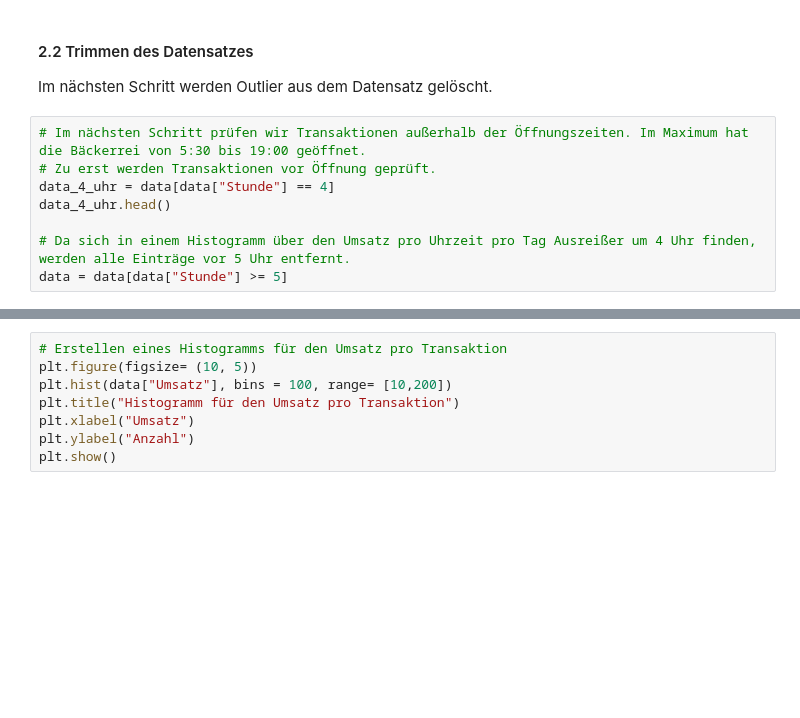
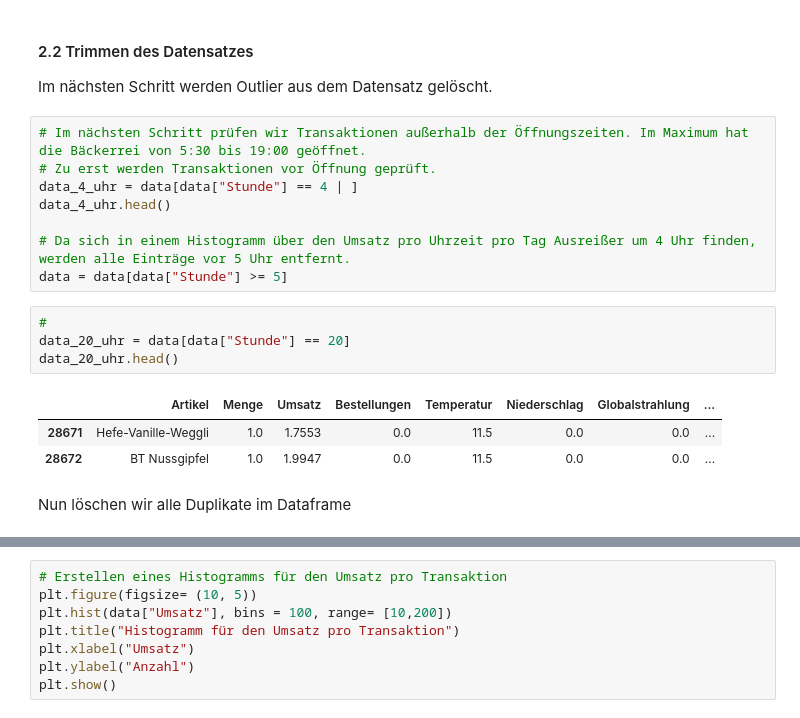
Before and after one commit to mrtz-wssl/KI_in_KMU, a Jupyter notebook: KI_in_KMU_Main.ipynb, the cells around one changed output, grey strips where cells are left out. Cells and saved outputs as stored; diff of their text form; blank space fills up the shorter version.

```diff
--- a/KI_in_KMU_Main.ipynb
+++ b/KI_in_KMU_Main.ipynb
@@ -154,8 +175,18 @@ Im nächsten Schritt werden Outlier aus dem Datensatz gelöscht.
 # %%
 # Im nächsten Schritt prüfen wir Transaktionen außerhalb der Öffnungszeiten. Im Maximum hat die Bäckerrei von 5:30 bis 19:00 geöffnet.
 # Zu erst werden Transaktionen vor Öffnung geprüft.
-data_4_uhr = data[data["Stunde"] == 4]
+data_4_uhr = data[data["Stunde"] == 4 | ]
 data_4_uhr.head()
 
 # Da sich in einem Histogramm über den Umsatz pro Uhrzeit pro Tag Ausreißer um 4 Uhr finden, werden alle Einträge vor 5 Uhr entfernt.
 data = data[data["Stunde"] >= 5]
+# %%
+#
+data_20_uhr = data[data["Stunde"] == 20]
+data_20_uhr.head()
+# %% [output]
+|  | Artikel | Menge | Umsatz | Bestellungen | Temperatur | Niederschlag | Globalstrahlung | ... |
+| 28671 | Hefe-Vanille-Weggli | 1.0 | 1.7553 | 0.0 | 11.5 | 0.0 | 0.0 | ... |
+| 28672 | BT Nussgipfel | 1.0 | 1.9947 | 0.0 | 11.5 | 0.0 | 0.0 | ... |
+# %% [markdown]
+Nun löschen wir alle Duplikate im Dataframe
```
Also changed, not shown: parts of 5 cells of this notebook.
